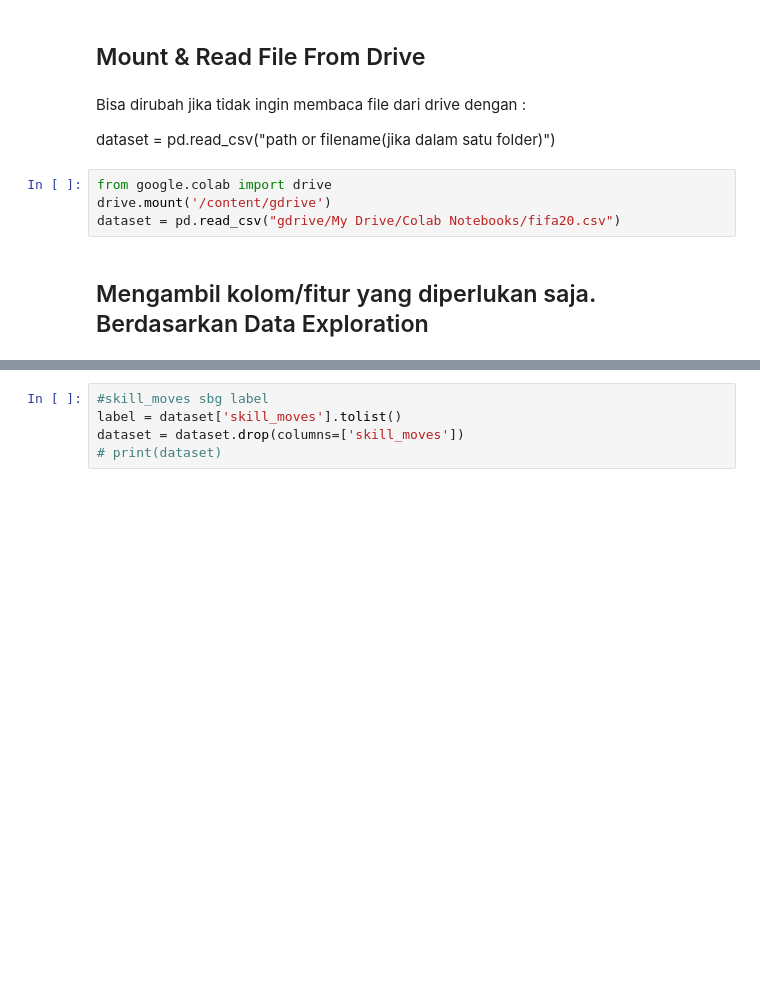
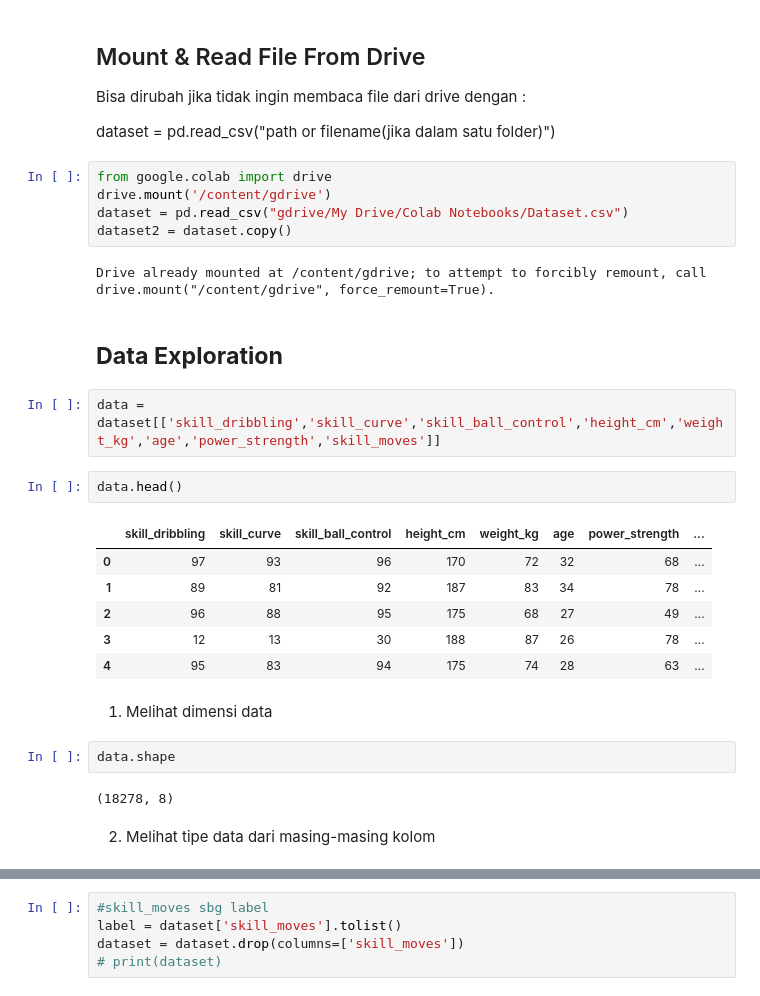
Before and after one commit to daffamaul30/Naive-Bayes, a Jupyter notebook: Classification.ipynb, the cells around one changed output, grey strips where cells are left out. Drawn from its saved outputs; the diff is of its cells as text; blank space fills up the shorter version.

```diff
--- a/Classification.ipynb
+++ b/Classification.ipynb
@@ -9,6 +10,6 @@ from sklearn import metrics
-# %% [markdown]
-## Mount & Read File From Drive
 # %% [markdown]
+## Mount & Read File From Drive
+
 Bisa dirubah jika tidak ingin membaca file dari drive dengan :
 
 
@@ -16,6 +17,28 @@ dataset = pd.read_csv("path or filename(jika dalam satu folder)")
 # %%
 from google.colab import drive
 drive.mount('/content/gdrive')
-dataset = pd.read_csv("gdrive/My Drive/Colab Notebooks/fifa20.csv")
+dataset = pd.read_csv("gdrive/My Drive/Colab Notebooks/Dataset.csv")
+dataset2 = dataset.copy()
+# %% [output]
+Drive already mounted at /content/gdrive; to attempt to forcibly remount, call drive.mount("/content/gdrive", force_remount=True).
 # %% [markdown]
-## Mengambil kolom/fitur yang diperlukan saja. Berdasarkan Data Exploration
+## **Data Exploration**
+# %%
+data = dataset[['skill_dribbling','skill_curve','skill_ball_control','height_cm','weight_kg','age','power_strength','skill_moves']]
+# %%
+data.head()
+# %% [output]
+|  | skill_dribbling | skill_curve | skill_ball_control | height_cm | weight_kg | age | power_strength | ... |
+| 0 | 97 | 93 | 96 | 170 | 72 | 32 | 68 | ... |
+| 1 | 89 | 81 | 92 | 187 | 83 | 34 | 78 | ... |
+| 2 | 96 | 88 | 95 | 175 | 68 | 27 | 49 | ... |
+| 3 | 12 | 13 | 30 | 188 | 87 | 26 | 78 | ... |
+| 4 | 95 | 83 | 94 | 175 | 74 | 28 | 63 | ... |
+# %% [markdown]
+1. Melihat dimensi data
+# %%
+data.shape
+# %% [output]
+(18278, 8)
+# %% [markdown]
+2. Melihat tipe data dari masing-masing kolom
```
Also changed, not shown: parts of 47 cells of this notebook.
